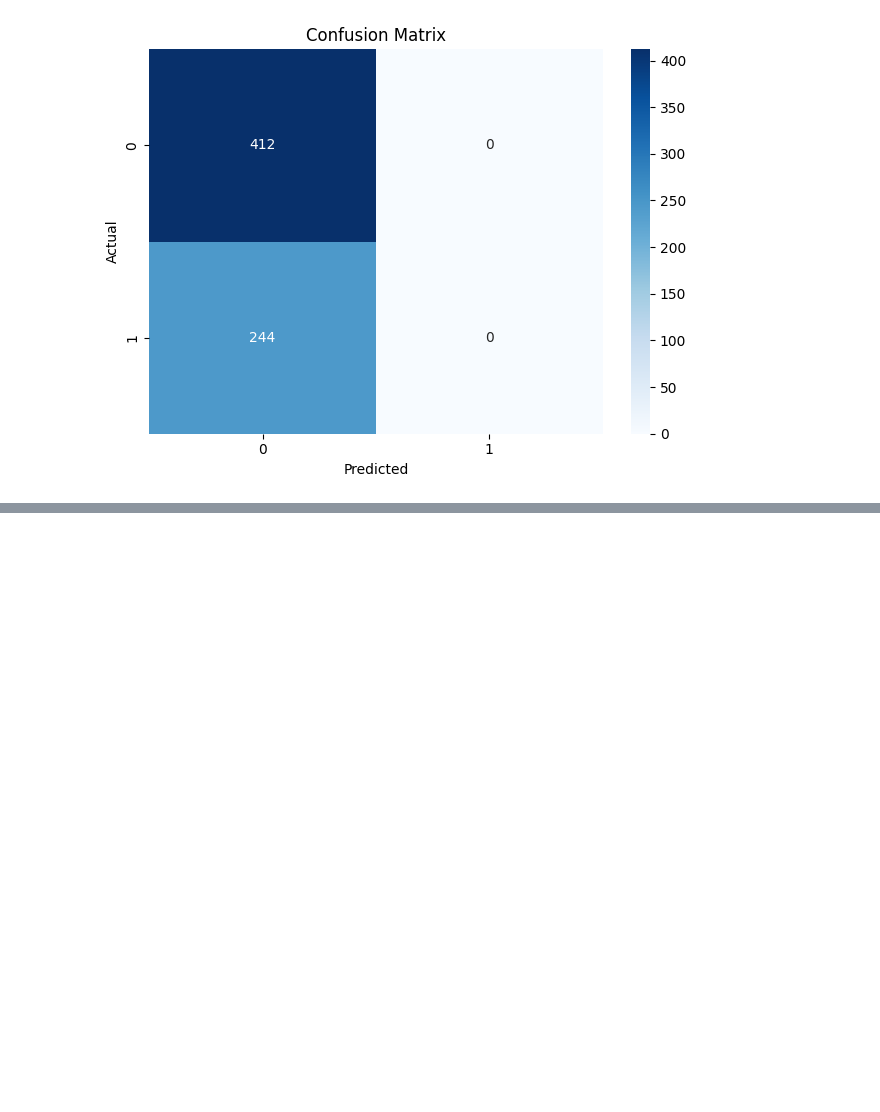
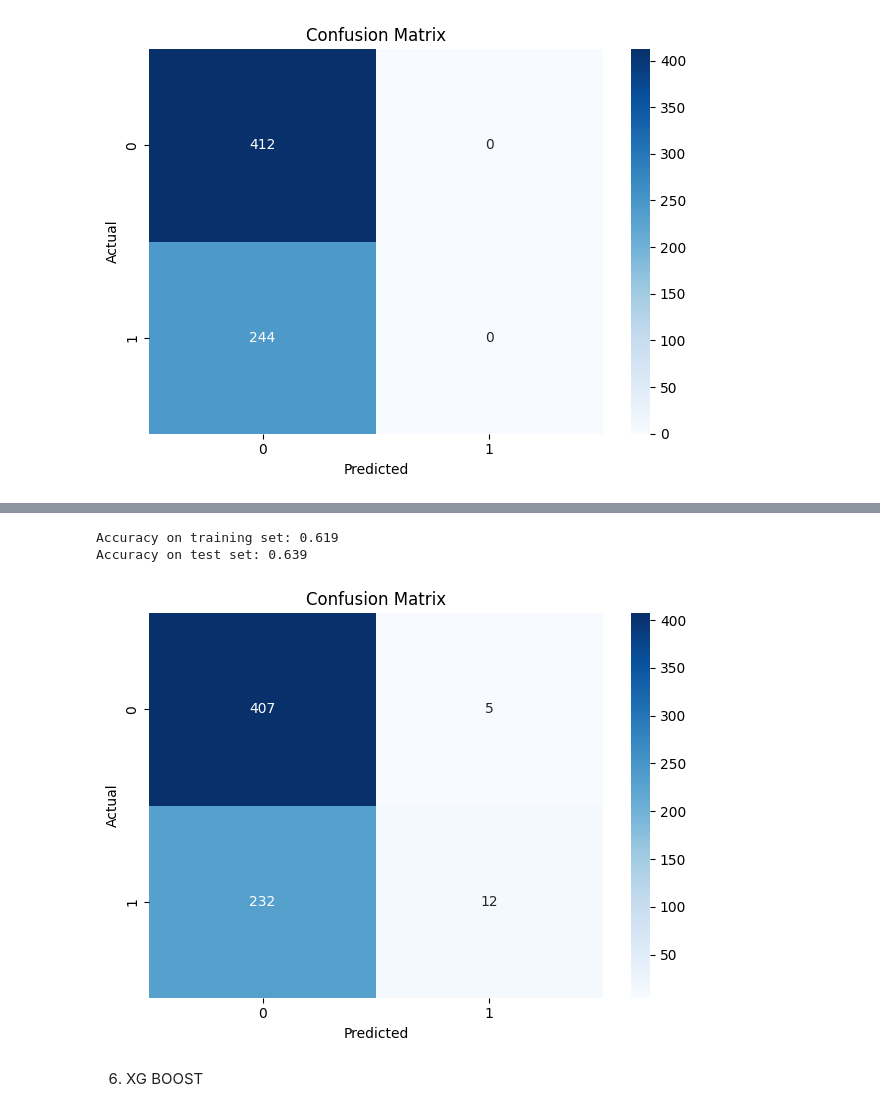
Before and after one commit to Agamjot06/project_, a Jupyter notebook: project/notebooks/water_quality_analysis.ipynb, the cells around one changed output, grey strips where cells are left out. Drawn from its saved outputs; the diff is of its cells as text; code cells hidden in the pictures; blank space fills up the shorter version.

```diff
--- a/project/notebooks/water_quality_analysis.ipynb
+++ b/project/notebooks/water_quality_analysis.ipynb
@@ -493,0 +498,4 @@ plt.show()
+# %%
+base_learner = DecisionTreeClassifier(max_depth=1, random_state=42)
+ada = AdaBoostClassifier(estimator=base_learner, n_estimators=50, random_state=42, learning_rate=1.0)
+ada.fit(x_train, y_train)
@@ -493,0 +506,2 @@ plt.show()
+# %%
+y_pred= ada.predict(x_test)
@@ -493,0 +528,17 @@ plt.show()
+# %%
+print("Accuracy on training set: {:.3f}".format(ada.score(x_train, y_train)))
+print("Accuracy on test set: {:.3f}".format(ada.score(x_test, y_test)))
+# %% [output]
+Accuracy on training set: 0.619
+Accuracy on test set: 0.639
+# %%
+sns.heatmap(confusion_matrix(y_test,y_pred),annot=True,fmt='d',cmap="Blues")
+plt.title("Confusion Matrix")
+plt.xlabel("Predicted")
+plt.ylabel("Actual")
+plt.tight_layout()
+plt.show()
+# %% [output]
+[figure, added]
+# %% [markdown]
+6. XG BOOST
```
Also changed, not shown: parts of 11 cells of this notebook.
